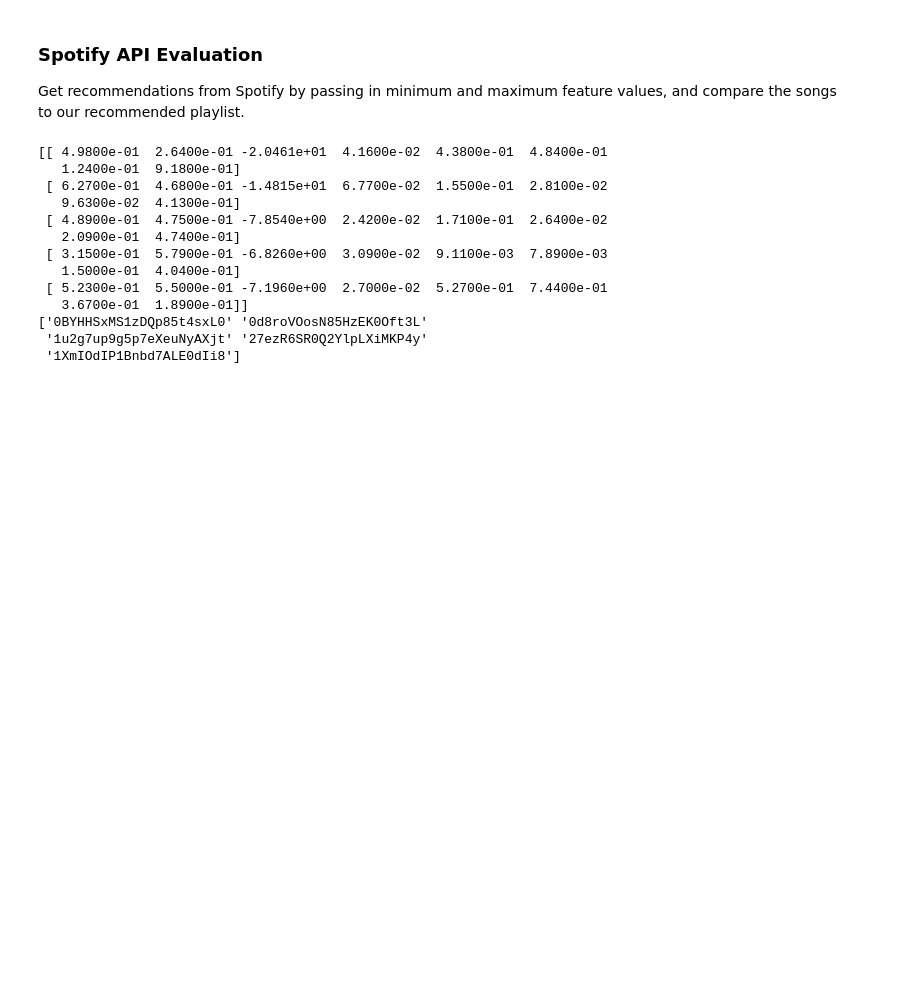
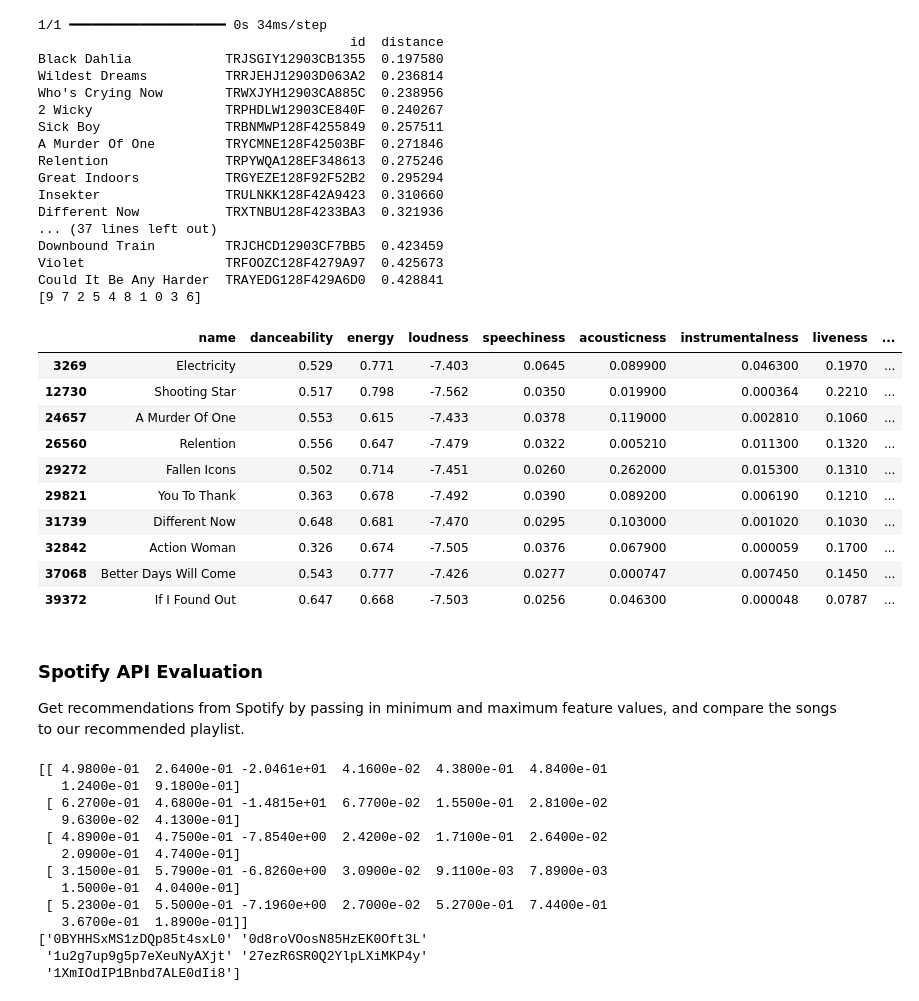
Before and after one commit to Ernesto2004/spotify-music-suggestion, a Jupyter notebook: pipeline.ipynb, the cells around one changed output. Saved outputs shown, nothing was run; the diff lists cells and outputs as text; code cells hidden in the pictures; blank space fills up the shorter version.

```diff
--- a/pipeline.ipynb
+++ b/pipeline.ipynb
@@ -67,3 +119,46 @@ print(recommendation)
+# %%
+christina_songs = [[0.654,0.924,-6.28,0.0406,0.00556,0.144,0.331,0.718], [0.554,0.49,-8.046,0.0457,0.0168,0.000534,0.136,0.513], [0.415,0.867,-5.497,0.0387,5.69e-05,0.000192,0.0883,0.36], [0.597,0.812,-12.062,0.0315,0.0219,0.00106,0.102,0.823], [0.517,0.206,-12.233,0.0421,0.924,0.0,0.118,0.489]]
+# song1 = np.asarray([0.654,0.924,-6.28,0,0.0406,0.00556,0.144,0.331,0.718])
+# song2 = np.asarray([0.554,0.49,-8.046,0.0457,0.0168,0.000534,0.136,0.513])
+# song3 = np.asarray([0.415,0.867,-5.497,0.0387,5.69e-05,0.000192,0.0883,0.36])
+# song4 = np.asarray([0.597,0.812,-12.062,0.0315,0.0219,0.00106,0.102,0.823])
+# song5 = np.asarray([0.517,0.206,-12.233,0.0421,0.924,0.0,0.118,0.489])
+christina_songs_array = [np.array(sublist) for sublist in christina_songs]
+christina_songs_array = np.array(christina_songs_array)
+
+# print(type(christina_songs[0][0]))
+c_predicted = predict_sample(christina_songs, model)
+christina_recs = pipeline_helper(distance_frame, c_predicted, POTENTIAL_N, lyrics_embeddings, dataset)
+christina_recs
+# %% [output]
+1/1 ━━━━━━━━━━━━━━━━━━━━ 0s 34ms/step
+                                        id  distance
+Black Dahlia            TRJSGIY12903CB1355  0.197580
+Wildest Dreams          TRRJEHJ12903D063A2  0.236814
+Who's Crying Now        TRWXJYH12903CA885C  0.238956
+2 Wicky                 TRPHDLW12903CE840F  0.240267
+Sick Boy                TRBNMWP128F4255849  0.257511
+A Murder Of One         TRYCMNE128F42503BF  0.271846
+Relention               TRPYWQA128EF348613  0.275246
+Great Indoors           TRGYEZE128F92F52B2  0.295294
+Insekter                TRULNKK128F42A9423  0.310660
+Different Now           TRXTNBU128F4233BA3  0.321936
+... (37 lines left out)
+Downbound Train         TRJCHCD12903CF7BB5  0.423459
+Violet                  TRFOOZC128F4279A97  0.425673
+Could It Be Any Harder  TRAYEDG128F429A6D0  0.428841
+[9 7 2 5 4 8 1 0 3 6]
+|  | name | danceability | energy | loudness | speechiness | acousticness | instrumentalness | liveness | ... |
+| 3269 | Electricity | 0.529 | 0.771 | -7.403 | 0.0645 | 0.089900 | 0.046300 | 0.1970 | ... |
+| 12730 | Shooting Star | 0.517 | 0.798 | -7.562 | 0.0350 | 0.019900 | 0.000364 | 0.2210 | ... |
+| 24657 | A Murder Of One | 0.553 | 0.615 | -7.433 | 0.0378 | 0.119000 | 0.002810 | 0.1060 | ... |
+| 26560 | Relention | 0.556 | 0.647 | -7.479 | 0.0322 | 0.005210 | 0.011300 | 0.1320 | ... |
+| 29272 | Fallen Icons | 0.502 | 0.714 | -7.451 | 0.0260 | 0.262000 | 0.015300 | 0.1310 | ... |
+| 29821 | You To Thank | 0.363 | 0.678 | -7.492 | 0.0390 | 0.089200 | 0.006190 | 0.1210 | ... |
+| 31739 | Different Now | 0.648 | 0.681 | -7.470 | 0.0295 | 0.103000 | 0.001020 | 0.1030 | ... |
+| 32842 | Action Woman | 0.326 | 0.674 | -7.505 | 0.0376 | 0.067900 | 0.000059 | 0.1700 | ... |
+| 37068 | Better Days Will Come | 0.543 | 0.777 | -7.426 | 0.0277 | 0.000747 | 0.007450 | 0.1450 | ... |
+| 39372 | If I Found Out | 0.647 | 0.668 | -7.503 | 0.0256 | 0.046300 | 0.000048 | 0.0787 | ... |
 # %% [markdown]
 ### Spotify API Evaluation
 Get recommendations from Spotify by passing in minimum and maximum feature values, and compare the songs to our recommended playlist.
```
Also changed, not shown: parts of 12 cells of this notebook, 1 other file.
